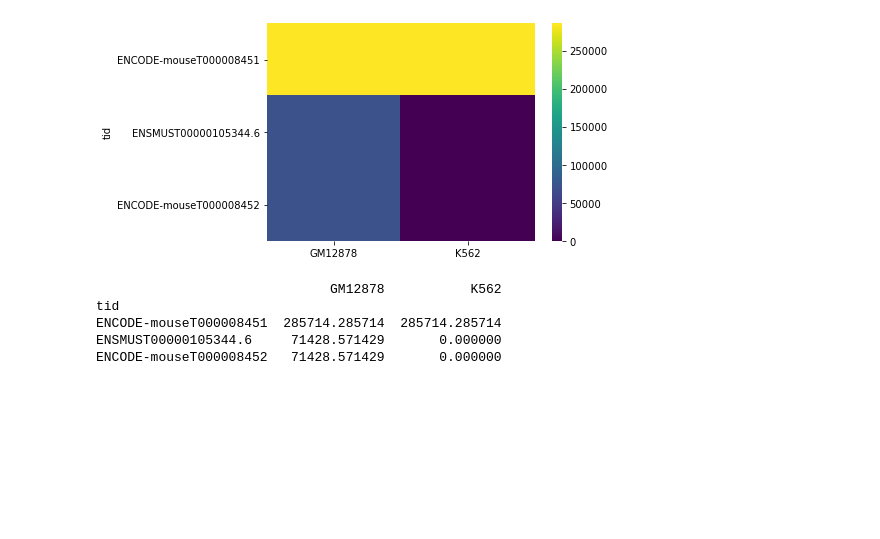
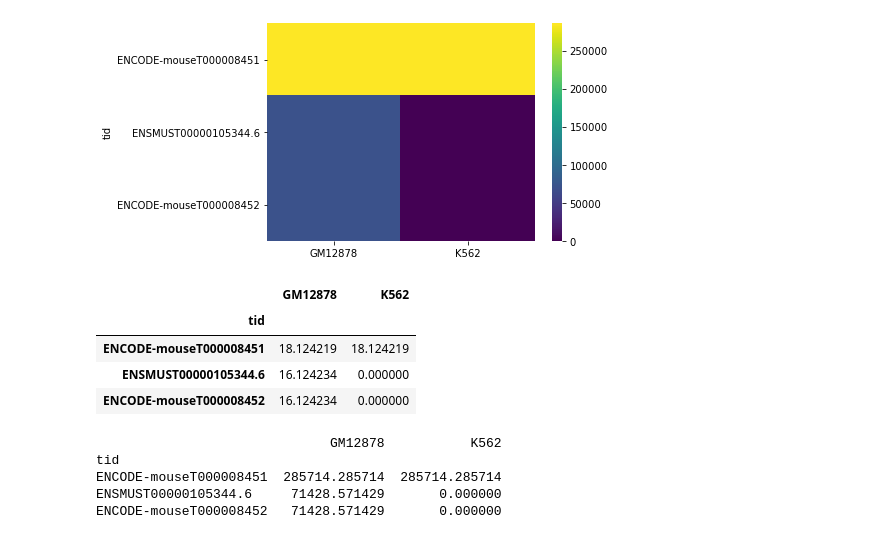
Before and after one commit to mortazavilab/swan_vis, a Jupyter notebook: tutorials/test_dev.ipynb, the cells around one changed output. Drawn from its saved outputs; the diff is of its cells as text; code cells hidden in the pictures; blank space fills up the shorter version.

```diff
--- a/tutorials/test_dev.ipynb
+++ b/tutorials/test_dev.ipynb
@@ -35,6 +78,14 @@ sns.heatmap(data=t_df, cmap='viridis')
 # %% [output]
 <AxesSubplot:ylabel='tid'>
 [figure]
+# %%
+t_df.head()
+# %% [output]
+|  | GM12878 | K562 |
+| tid |  |  |
+| ENCODE-mouseT000008451 | 18.124219 | 18.124219 |
+| ENSMUST00000105344.6 | 16.124234 | 0.000000 |
+| ENCODE-mouseT000008452 | 16.124234 | 0.000000 |
 # %%
 print(t_df)
 t_df.any(axis=1)
```
Also changed, not shown: parts of 7 cells of this notebook, 3 other files.
